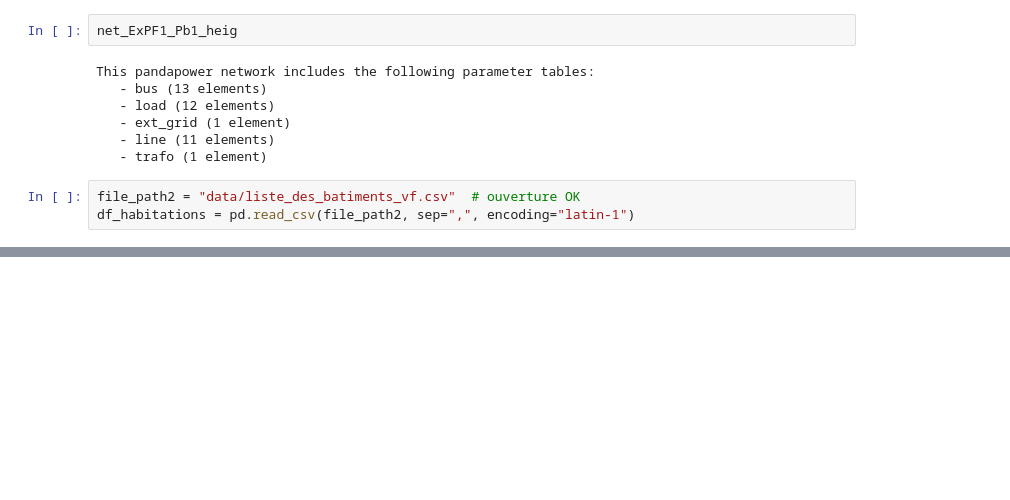
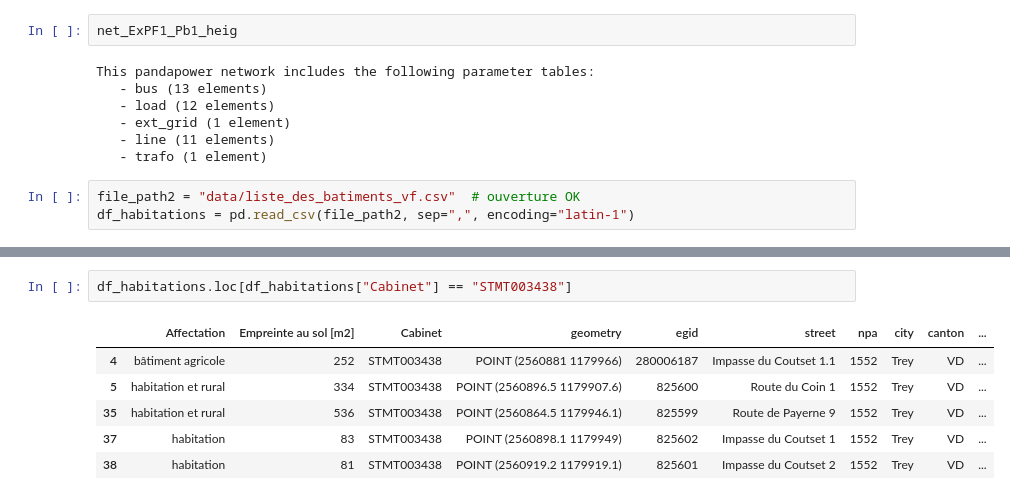
Before and after one commit to karim-bergoug/rhtlab_DKM, a Jupyter notebook: Projet-Groupe1-DKM/my_file_Danny.ipynb, the cells around one changed output, grey strips where cells are left out. Cells and saved outputs as stored; diff of their text form; blank space fills up the shorter version.

Commit message:
df habitation

```diff
--- a/Projet-Groupe1-DKM/my_file_Danny.ipynb
+++ b/Projet-Groupe1-DKM/my_file_Danny.ipynb
@@ -45,3 +45,12 @@ df_habitations
 | 39 | habitation | 89 | CDBT900784 | POINT (2560671.8 1180129.6) | 3175195 | Impasse de la Forge 19 | 1552 | Trey | VD | ... |
 | 40 | habitation | 121 | CDBT900784 | POINT (2560695 1180111.1) | 825611 | Impasse de la Forge 21 | 1552 | Trey | VD | ... |
 | 41 | habitation à affectation mixte | 179 | CDBT016055 | POINT (2560754.2 1179740.9) | 825597 | Route de Payerne 28 | 1552 | Trey | VD | ... |
+# %%
+df_habitations.loc[df_habitations["Cabinet"] == "STMT003438"]
+# %% [output]
+|  | Affectation | Empreinte au sol [m2] | Cabinet | geometry | egid | street | npa | city | canton | ... |
+| 4 | bâtiment agricole | 252 | STMT003438 | POINT (2560881 1179966) | 280006187 | Impasse du Coutset 1.1 | 1552 | Trey | VD | ... |
+| 5 | habitation et rural | 334 | STMT003438 | POINT (2560896.5 1179907.6) | 825600 | Route du Coin 1 | 1552 | Trey | VD | ... |
+| 35 | habitation et rural | 536 | STMT003438 | POINT (2560864.5 1179946.1) | 825599 | Route de Payerne 9 | 1552 | Trey | VD | ... |
+| 37 | habitation | 83 | STMT003438 | POINT (2560898.1 1179949) | 825602 | Impasse du Coutset 1 | 1552 | Trey | VD | ... |
+| 38 | habitation | 81 | STMT003438 | POINT (2560919.2 1179919.1) | 825601 | Impasse du Coutset 2 | 1552 | Trey | VD | ... |
```
Also changed, not shown: 2 other files.
